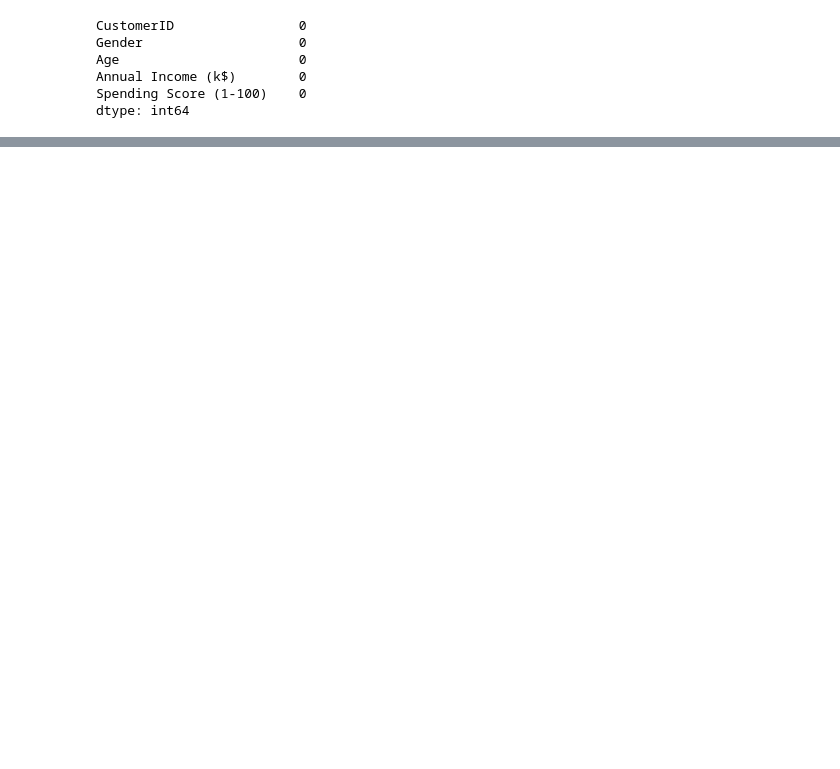
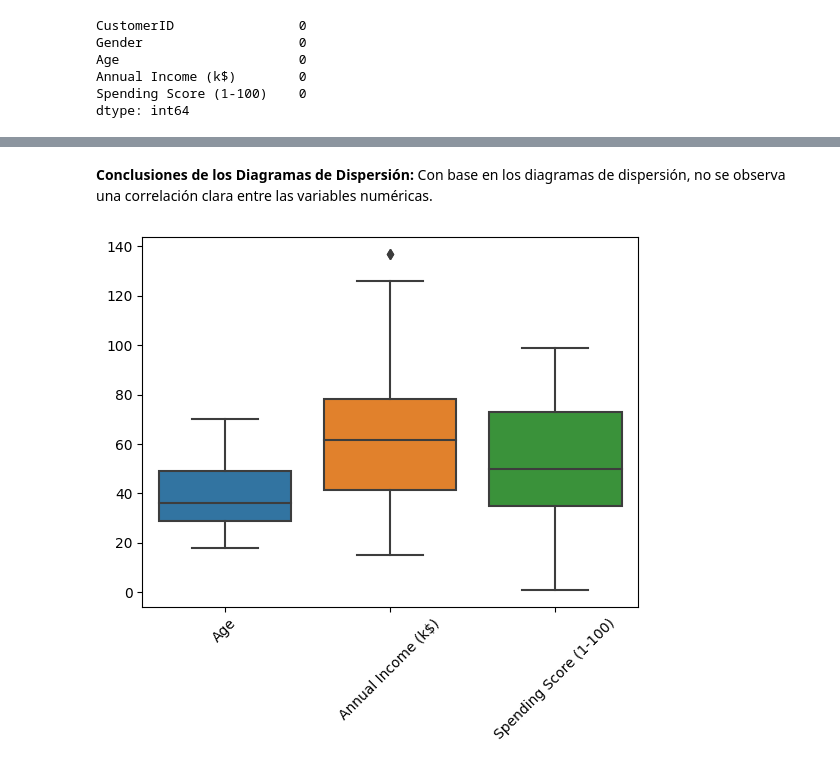
Before and after one commit to palberth/CienciaDatos-MASDI, a Jupyter notebook: Seccion_2/Ejemplo-02/mall_customers_clustering.ipynb, the cells around one changed output, grey strips where cells are left out. Saved outputs shown, nothing was run; the diff lists cells and outputs as text; code cells hidden in the pictures; blank space fills up the shorter version.

```diff
--- a/Seccion_2/Ejemplo-02/mall_customers_clustering.ipynb
+++ b/Seccion_2/Ejemplo-02/mall_customers_clustering.ipynb
@@ -167,0 +195,12 @@ plt.xlabel("Gender");
+# %% [markdown]
+**Conclusiones de los Diagramas de Dispersión:**
+Con base en los diagramas de dispersión, no se observa una correlación clara entre las variables numéricas.
+# %%
+import seaborn as sns
+
+# Asumiendo que 'data' es tu DataFrame
+sns.boxplot(data=data)
+plt.xticks(rotation=45)
+plt.show()
+# %% [output]
+[figure, added]
```
Also changed, not shown: parts of 74 cells of this notebook.
